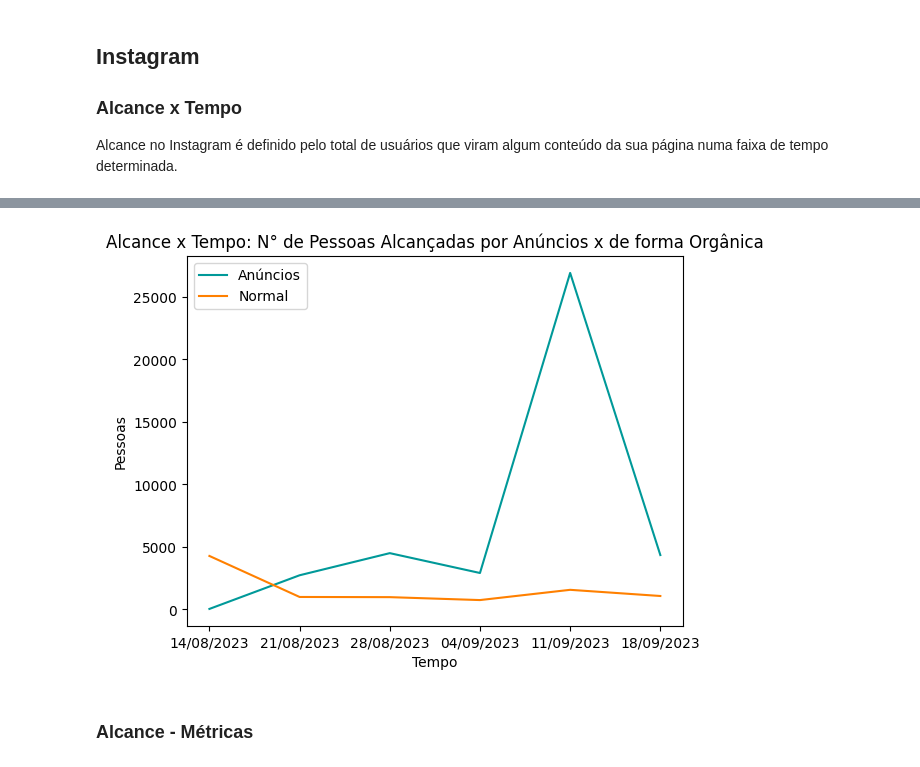
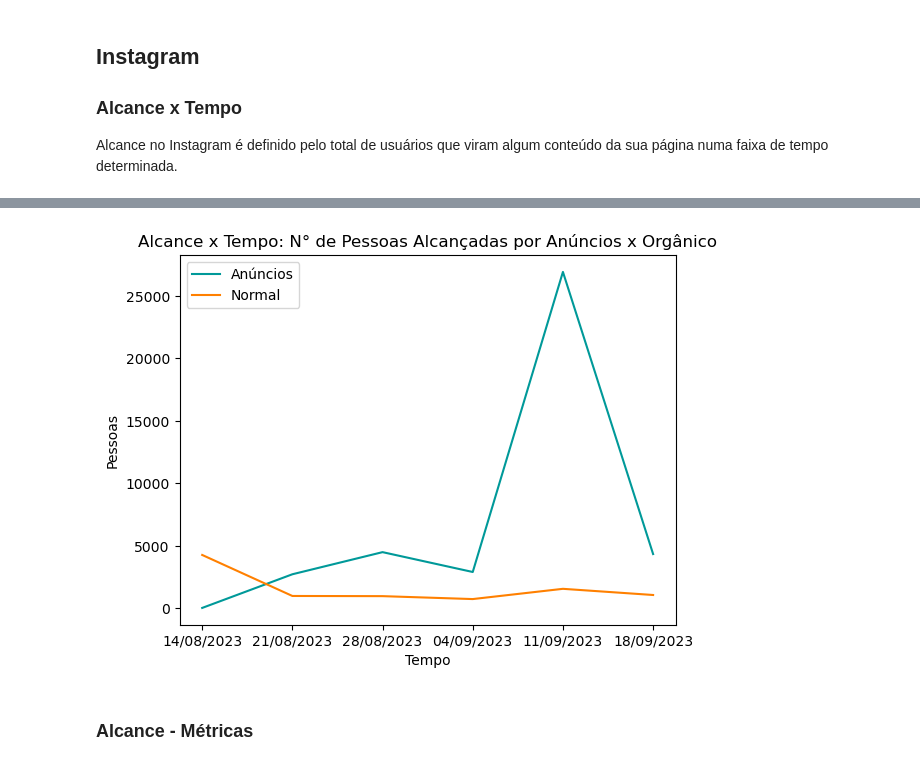
Before and after one commit to raphael-ss/social-media-analysis, a Jupyter notebook: social-media-nb.ipynb, the cells around one changed output, grey strips where cells are left out. Drawn from its saved outputs; the diff is of its cells as text; code cells hidden in the pictures.

Commit message:
finished visualizations

```diff
--- a/social-media-nb.ipynb
+++ b/social-media-nb.ipynb
@@ -64,17 +64,17 @@ plt.show()
 # %%
 alcance_anuncios = round(df['alcance'] * df['%_anuncios'] / 100)
 alcance_normal = round(df['alcance'] * (100 - df['%_anuncios']) / 100)
 tempo = list(df.data)
 
 plt.plot(tempo, alcance_anuncios, color="#009999")
 plt.plot(tempo, alcance_normal, color="#FF8000")
-plt.title('Alcance x Tempo: N° de Pessoas Alcançadas por Anúncios x de forma Orgânica')
+plt.title('Alcance x Tempo: N° de Pessoas Alcançadas por Anúncios x Orgânico')
 plt.xlabel('Tempo')
 plt.ylabel('Pessoas')
 plt.legend(['Anúncios', 'Normal'])
 plt.show()
 # %% [output]
-[figure, old version]
+[figure, new version]
 # %% [markdown]
 ### Alcance - Métricas
 # %%
```
Also changed, not shown: parts of 11 cells of this notebook.
